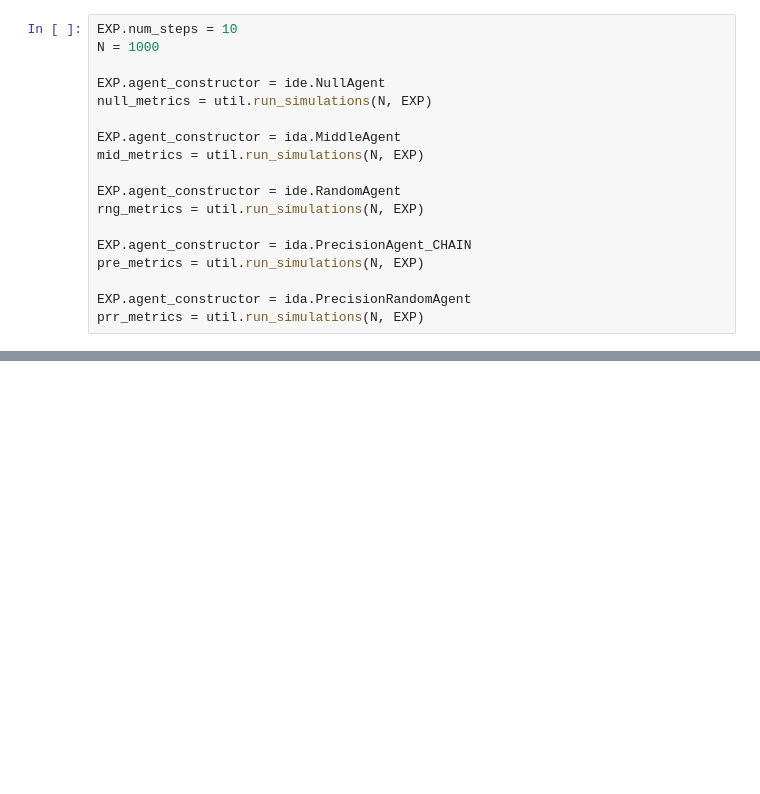
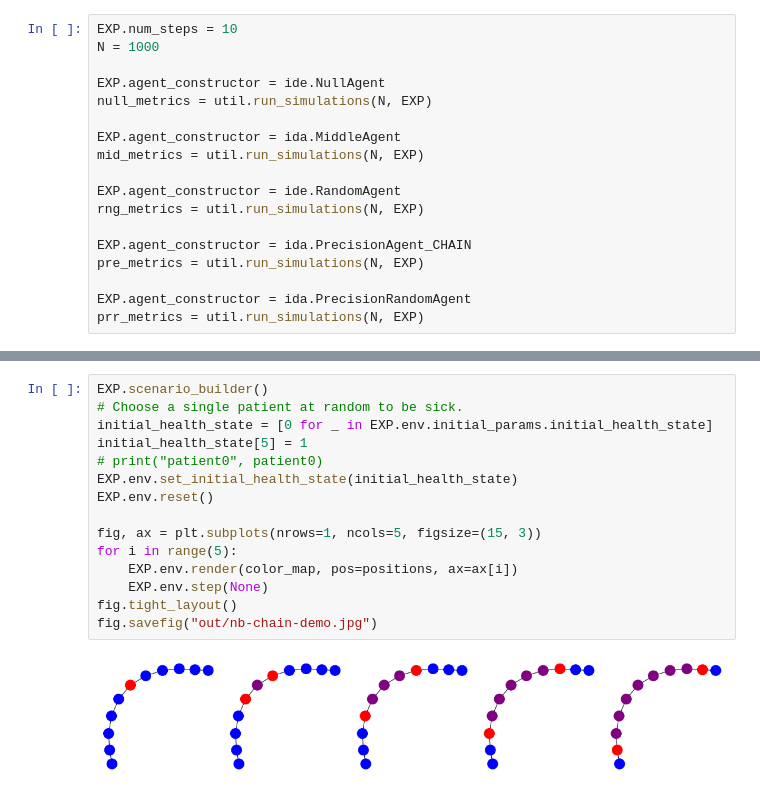
Before and after one commit to EvanLavender13/cst680-project, a Jupyter notebook: exp_chain.ipynb, the cells around one changed output, grey strips where cells are left out. Cells and saved outputs as stored; diff of their text form; blank space fills up the shorter version.

```diff
--- a/exp_chain.ipynb
+++ b/exp_chain.ipynb
@@ -101,0 +102,17 @@ plt.show()
+# %%
+EXP.scenario_builder()
+# Choose a single patient at random to be sick.
+initial_health_state = [0 for _ in EXP.env.initial_params.initial_health_state]
+initial_health_state[5] = 1
+# print("patient0", patient0)
+EXP.env.set_initial_health_state(initial_health_state)
+EXP.env.reset()
+
+fig, ax = plt.subplots(nrows=1, ncols=5, figsize=(15, 3))
+for i in range(5):
+    EXP.env.render(color_map, pos=positions, ax=ax[i])
+    EXP.env.step(None)
+fig.tight_layout()
+fig.savefig("out/nb-chain-demo.jpg")
+# %% [output]
+[figure, added]
```
Also changed, not shown: parts of 2 cells of this notebook, 8 other files.
